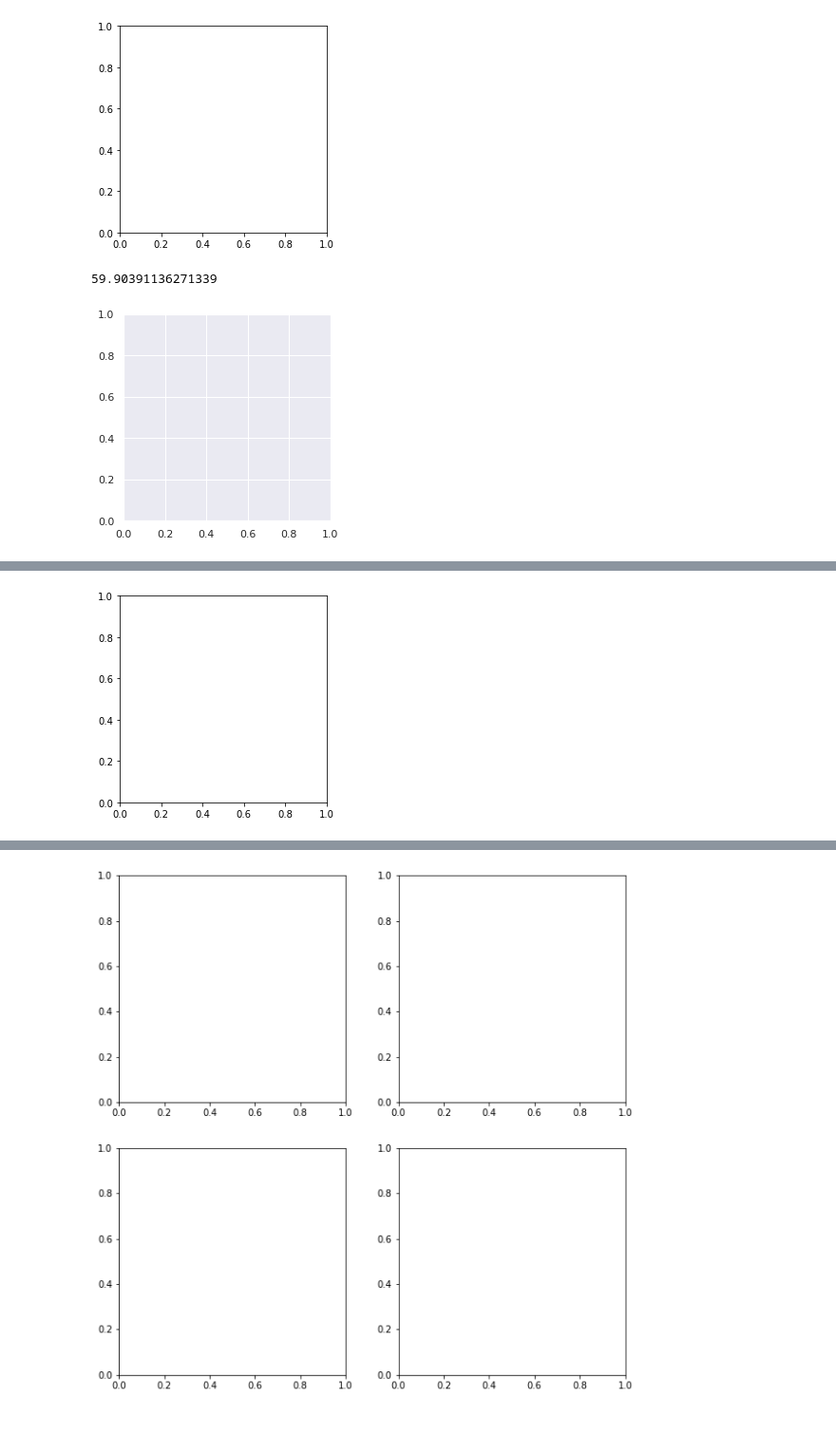
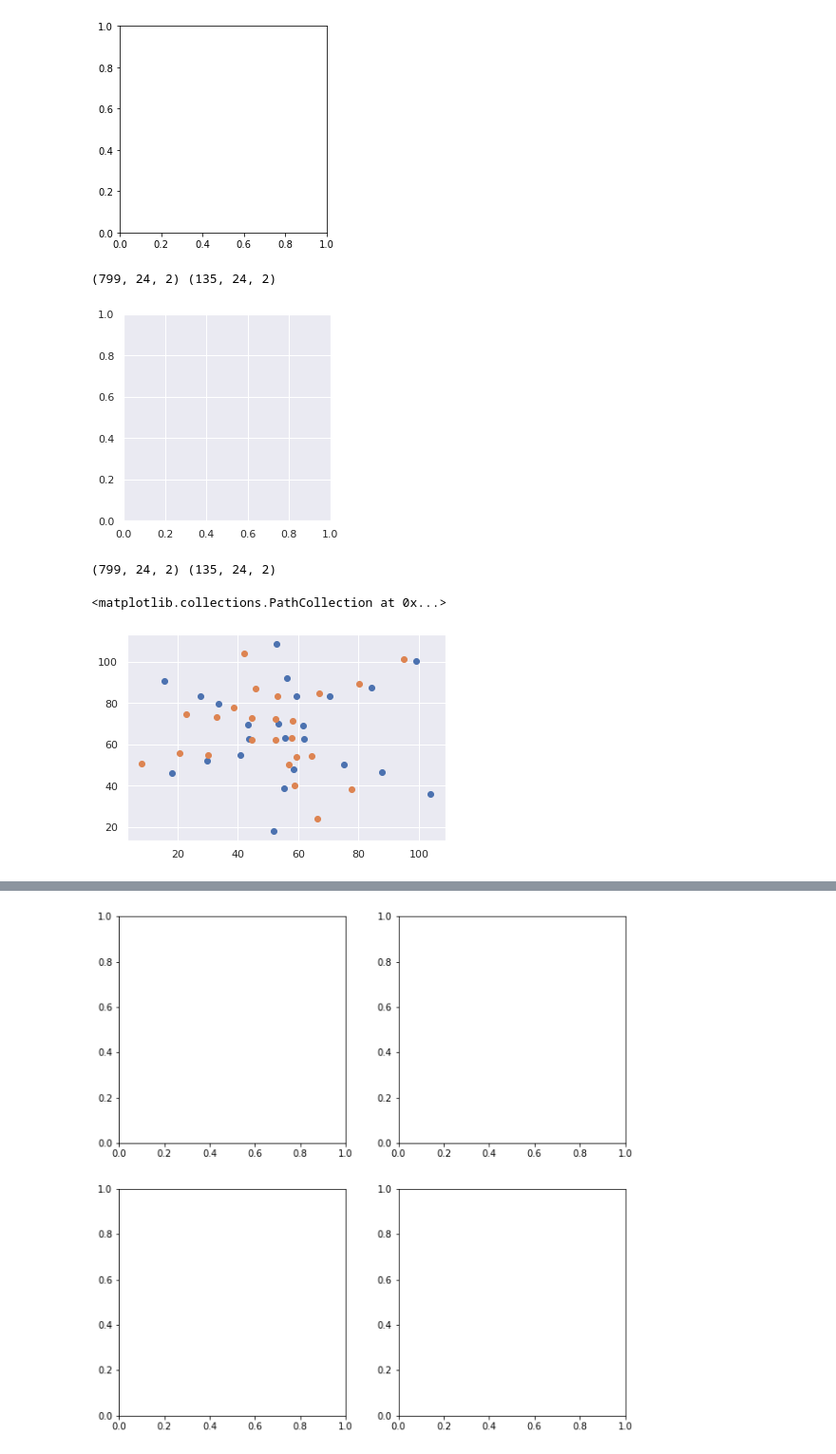
Before and after one commit to felipe-parodi/LiftPose3D, a Jupyter notebook: flylimbtracker/1_FlyLimbTracker_to_DF3D.ipynb, the cells around one changed output, grey strips where cells are left out. Shown at 95% size. Cells and saved outputs as stored; diff of their text form; code cells hidden in the pictures; blank space fills up the shorter version.

Commit message:
adding procrustes

```diff
--- a/flylimbtracker/1_FlyLimbTracker_to_DF3D.ipynb
+++ b/flylimbtracker/1_FlyLimbTracker_to_DF3D.ipynb
@@ -86,7 +88,6 @@ corr = [(23,0), (15,4), (7, 8), (19,12), (11, 16), (3,20)]
 points2d = np.zeros((n_frames, n_points, 2))
 p = read_csv()
 
-#with writer.saving(plt.figure(), "test.mp4", 100):
 for frame_idx in range(0, n_frames):
     x, y = get_frame_x_y(p, frame_idx)
 
@@ -116,7 +117,6 @@ for frame_idx in range(0, n_frames):
     points2d[frame_idx, :, 0] = x_cropped
     points2d[frame_idx, :, 1] = y_cropped
 
-
 FFMpegWriter = manimation.writers['ffmpeg']
 writer = FFMpegWriter(fps=10)
 with writer.saving(plt.figure(), "test.mp4", 100):
@@ -131,13 +131,32 @@ with writer.saving(plt.figure(), "test.mp4", 100):
         writer.grab_frame()
         plt.cla()
 
-points2d -= points2d.mean(axis=0, keepdims=True).mean(axis=1, keepdims=True)
-points2d /= 3
-points2d += p_opt.mean(axis=0,keepdims=True).mean(axis=1, keepdims=True)
+p_opt = pickle.load(open('optobot.pkl', 'rb'))["points2d"]
+body_coxa = [c[1] for c in corr]
+print(p_opt.shape, points2d.shape)
+_,_,tform = procrustes(p_opt[:, body_coxa].mean(axis=0), points2d[:, body_coxa].mean(axis=0))
+points2d = apply_proc(points2d, tform)
 
-print(np.mean(points2d))
-
-pickle.dump({"points2d": points2d, "bb":bb_list, "deg":deg_list}, open('/data/LiftFly3D/flylimbtracker/network/flylimbtracker.pkl', 'wb'))
+pickle.dump({"points2d": points2d, "bb":bb_list, "deg":deg_list}, open('/data/LiftFly3D/flylimbtracker/network/flylimbtracker_new.pkl', 'wb'))
 # %% [output]
-59.90391136271339
+(799, 24, 2) (135, 24, 2)
 [figure]
+# %%
+from scipy.linalg import orthogonal_procrustes
+p_opt = pickle.load(open('optobot.pkl', 'rb'))["points2d"]
+#p_opt -= p_opt.mean(keepdims=True)
+#points2d -= points2d.mean(axis=0, keepdims=True).mean(axis=1, keepdims=True)
+
+body_coxa = [c[1] for c in corr]
+print(p_opt.shape, points2d.shape)
+_,_,tform = procrustes(p_opt[:, body_coxa].mean(axis=0), points2d[:, body_coxa].mean(axis=0))
+points2d = apply_proc(points2d, tform)
+
+plt.scatter(p_opt[0,:,0], p_opt[0,:,1])
+plt.scatter(points2d[0,:,0], points2d[0,:,1])
+
+#points2d += pickle.load(open('optobot.pkl', 'rb'))["points2d"].mean(axis=0,keepdims=True).mean(axis=1, keepdims=True)
+# %% [output]
+(799, 24, 2) (135, 24, 2)
+<matplotlib.collections.PathCollection at 0x...>
+[figure, added]
@@ -154,39 +281,0 @@ plot_skeleton(poses[200,:,0],poses[200,:,1], ids, color_edge)
-# %%
-n_frames = 135
-n_points = 38
-points2d = pickle.load(open('flylimbtracker.pkl', 'rb'))["points2d"]
-
-FFMpegWriter = manimation.writers['ffmpeg']
-writer = FFMpegWriter(fps=10)
-with writer.saving(plt.figure(), "test.mp4", 100):
-    for frame_idx in range(0, 1):
-        img = read_image(frame_idx)
-        x, y = points2d[frame_idx][:, 0], points2d[frame_idx][:, 1]
-        x = x[x!=0]
-        y = y[y!=0]
-        img_cropped, x_cropped, y_cropped = get_img_cropped(img, x, y)
-
-        '''
-        x_sel = x_cropped[[0, 4, 8, 12, 16 ,20], [0]]
-        y_sel = x_cropped[[0, 4, 8, 12, 16 ,20], [1]]
-        ang = -1 * np.rad2deg(np.arctan(np.polyfit(x_sel, y_sel, 1)[0]))
-
-        x = x[x!=0]
-        y = y[y!=0]
-
-        #print(x,y)aak
-
-
-        x_cropped, y_cropped = rotate(0,0, x_cropped,y_cropped, -1 * np.deg2rad(ang))
-        '''
-        plt.imshow(img_cropped, cmap='gray')
-        plt.scatter(x_cropped, y_cropped, c='red')
-
-        for i in range(x_cropped.shape[0]):
-            plt.annotate(f'{i}', (x_cropped[i], y_cropped[i]))
-
-        #plt.gca().axis('off')
-        writer.grab_frame()
-        plt.cla()
-# %% [output]
-[figure, removed]
```
Also changed, not shown: parts of 6 cells of this notebook.
